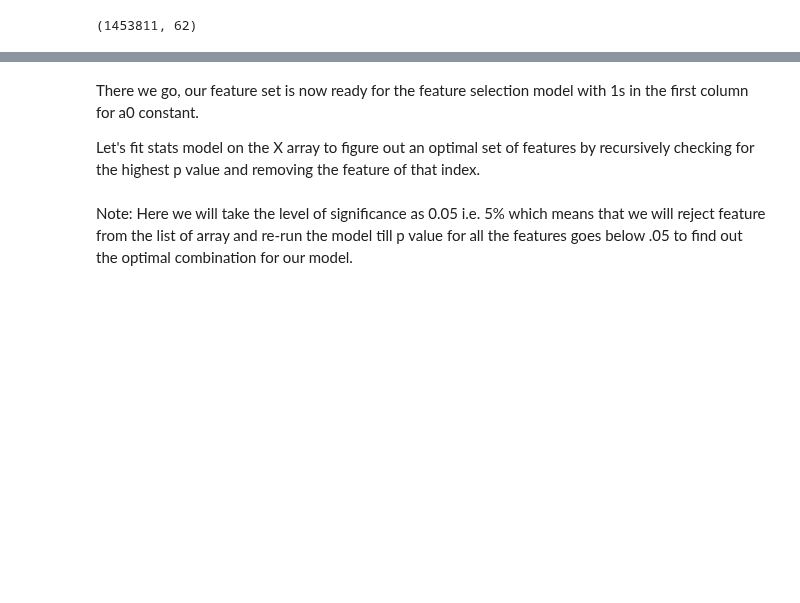
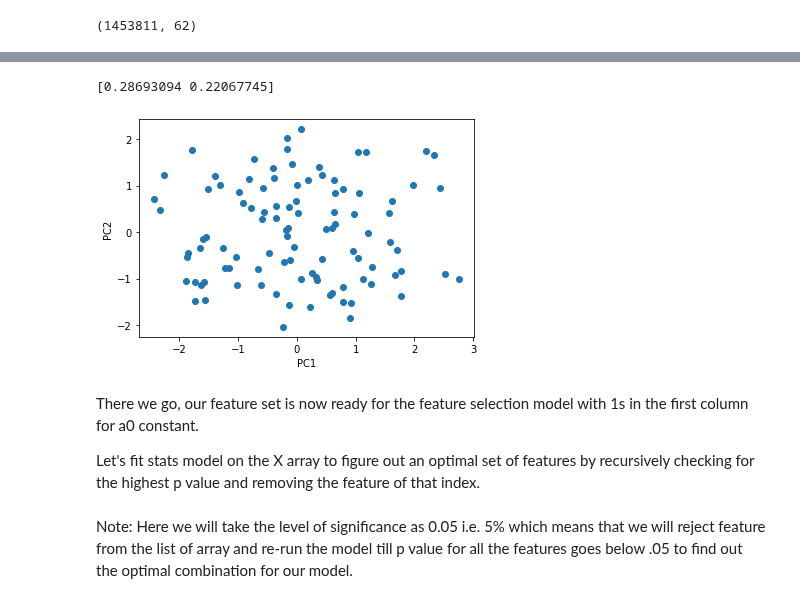
Before and after one commit to harshithgowdakc/NYC-Taxi-Data, a Jupyter notebook: NYC_Taxi_Data.ipynb, the cells around one changed output, grey strips where cells are left out. Drawn from its saved outputs; the diff is of its cells as text; code cells hidden in the pictures; blank space fills up the shorter version.

Commit message:
data_selection

```diff
--- a/NYC_Taxi_Data.ipynb
+++ b/NYC_Taxi_Data.ipynb
@@ -923,3 +949,34 @@ data.shape
+# %%
+from sklearn.decomposition import PCA
+from sklearn.preprocessing import StandardScaler
+import numpy as np
+
+# Create some sample data
+X = np.random.rand(100, 5) # 100 samples with 5 features
+
+# Standardize the data
+scaler = StandardScaler()
+X_scaled = scaler.fit_transform(X)
+
+# Create a PCA object and fit the data
+pca = PCA(n_components=2) # Reduce to 2 components
+pca.fit(X_scaled)
+
+# Transform the data into the new space
+X_pca = pca.transform(X_scaled)
+
+# Print the explained variance ratio of each component
+print(pca.explained_variance_ratio_)
+
+# Plot the transformed data
+import matplotlib.pyplot as plt
+plt.scatter(X_pca[:, 0], X_pca[:, 1])
+plt.xlabel('PC1')
+plt.ylabel('PC2')
+plt.show()
+# %% [output]
+[0.28693094 0.22067745]
+[figure, added]
 # %% [markdown]
 There we go, our feature set is now ready for the feature selection model with 1s in the first column for a0 constant.
 
```
Also changed, not shown: parts of 30 cells of this notebook.
